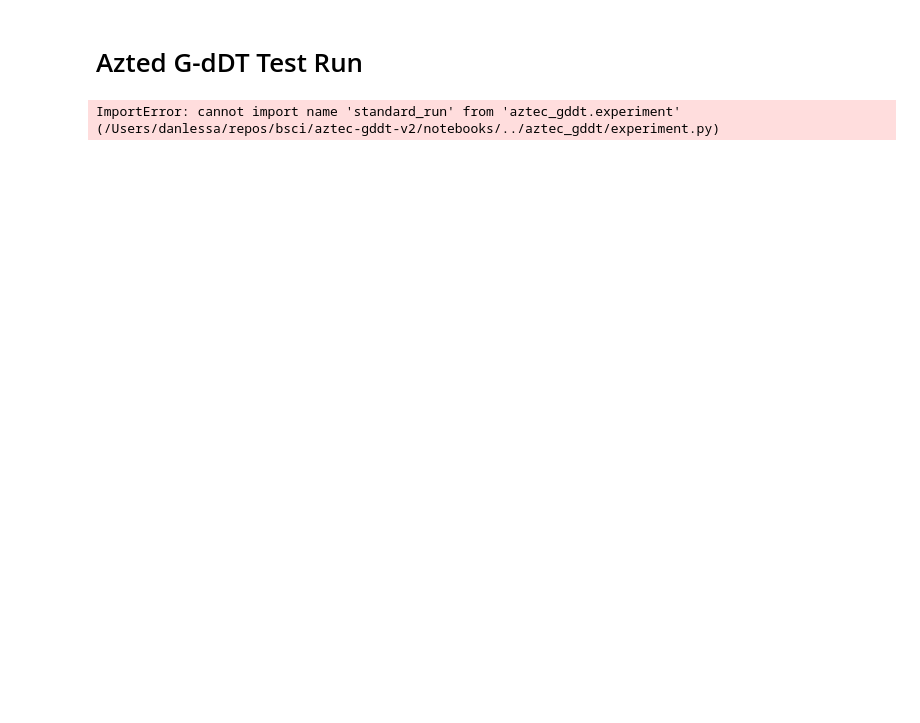
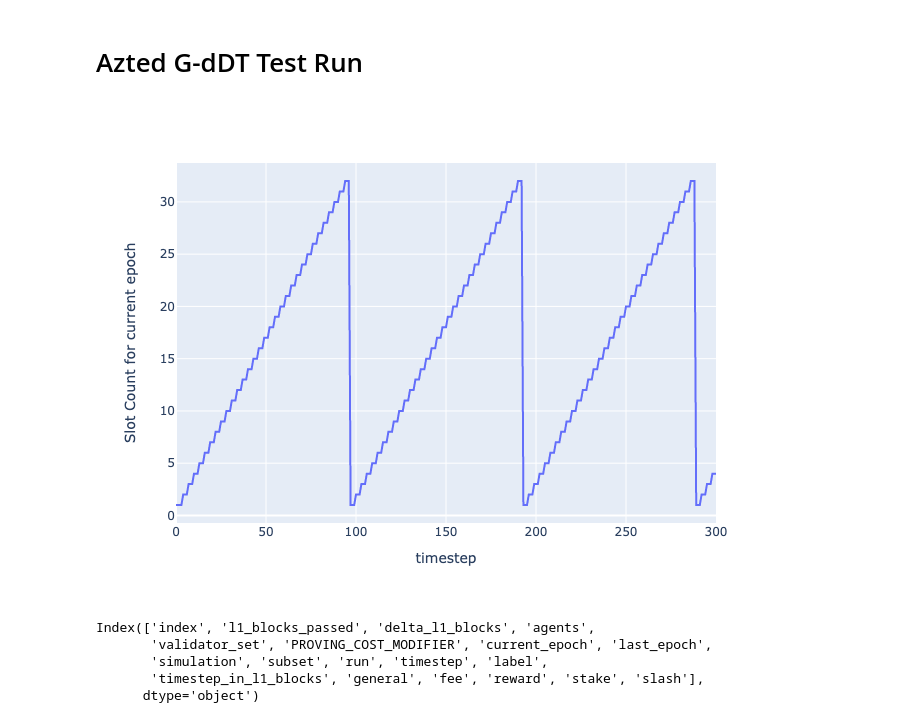
Before and after one commit to BlockScience/aztec-gddt-v2, a Jupyter notebook: notebooks/test_run.ipynb, the cells around one changed output. Drawn from its saved outputs; the diff is of its cells as text; code cells hidden in the pictures; blank space fills up the shorter version.

Commit message:
model is running and slots are evolving across timesteps

```diff
--- a/notebooks/test_run.ipynb
+++ b/notebooks/test_run.ipynb
@@ -13,8 +13,6 @@ import matplotlib.pyplot as plt
 import plotly.io as pio
 pio.renderers.default = "png"
 # %%
-from aztec_gddt.experiment import standard_run
+from aztec_gddt.experiment import test_run
 
-sim_df = standard_run()
+sim_df = test_run()
-# %% [output]
-ImportError: cannot import name 'standard_run' from 'aztec_gddt.experiment' (/Users/danlessa/repos/bsci/aztec-gddt-v2/notebooks/../aztec_gddt/experiment.py)
@@ -69,16 +18,0 @@ sns.lineplot(x=sim_df.time_l1,
-# %%
-sim_df['balance_sequencers'] = sim_df.agents.map(lambda x: sum(el.balance for el in x.values() if el.is_sequencer == True))
-sim_df['balance_provers'] = sim_df.agents.map(lambda x: sum(el.balance for el in x.values() if el.is_prover == True))
-sim_df['balance_relays'] = sim_df.agents.map(lambda x: sum(el.balance for el in x.values() if el.is_relay == True))
-sim_df['balance_burnt'] = sim_df.agents.map(lambda x: sum(el.balance for el in x.values() if el.uuid == 'burnt'))
-sim_df['balance_l1_builder'] = sim_df.agents.map(lambda x: sum(el.balance for el in x.values() if el.uuid == 'l1-builder'))
-
-
-px.line(sim_df,
-        x='time_l1',
-        y=['balance_sequencers',
-           'balance_provers',
-           'balance_relays',
-           'balance_burnt',
-           'balance_l1_builder'],
-        log_y=True)
@@ -106,0 +19,16 @@ plt.show()
+# %%
+x= sim_df.timestep
+y = sim_df.current_epoch.map(lambda x: len(x.slots))
+
+fig = px.line(x=x, y=y, labels={"x": 'timestep', 'y': 'Slot Count for current epoch'})
+fig.show()
+# %% [output]
+[figure, added]
+# %%
+sim_df.columns
+# %% [output]
+Index(['index', 'l1_blocks_passed', 'delta_l1_blocks', 'agents',
+       'validator_set', 'PROVING_COST_MODIFIER', 'current_epoch', 'last_epoch',
+       'simulation', 'subset', 'run', 'timestep', 'label',
+       'timestep_in_l1_blocks', 'general', 'fee', 'reward', 'stake', 'slash'],
+      dtype='object')
```
Also changed, not shown: parts of 17 cells of this notebook, 4 other files.
